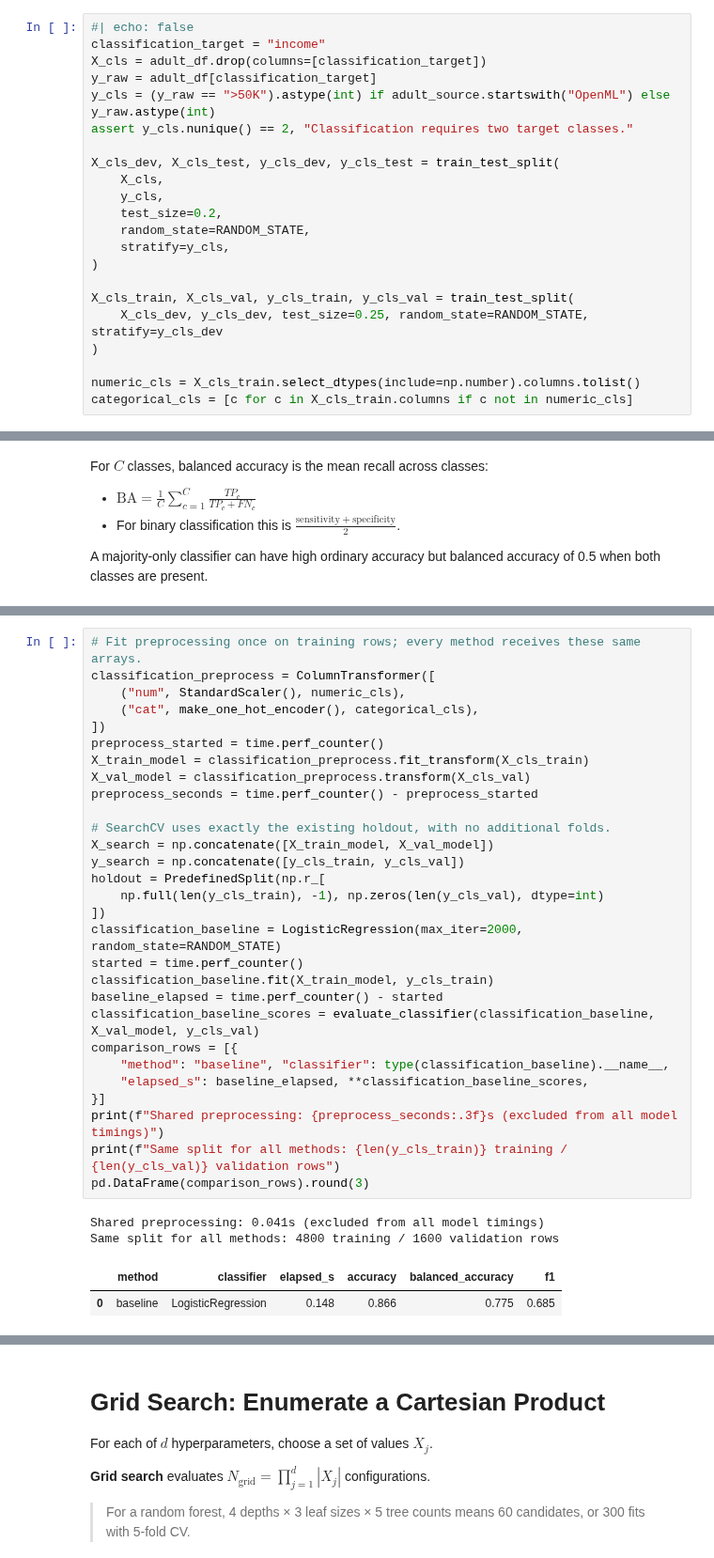
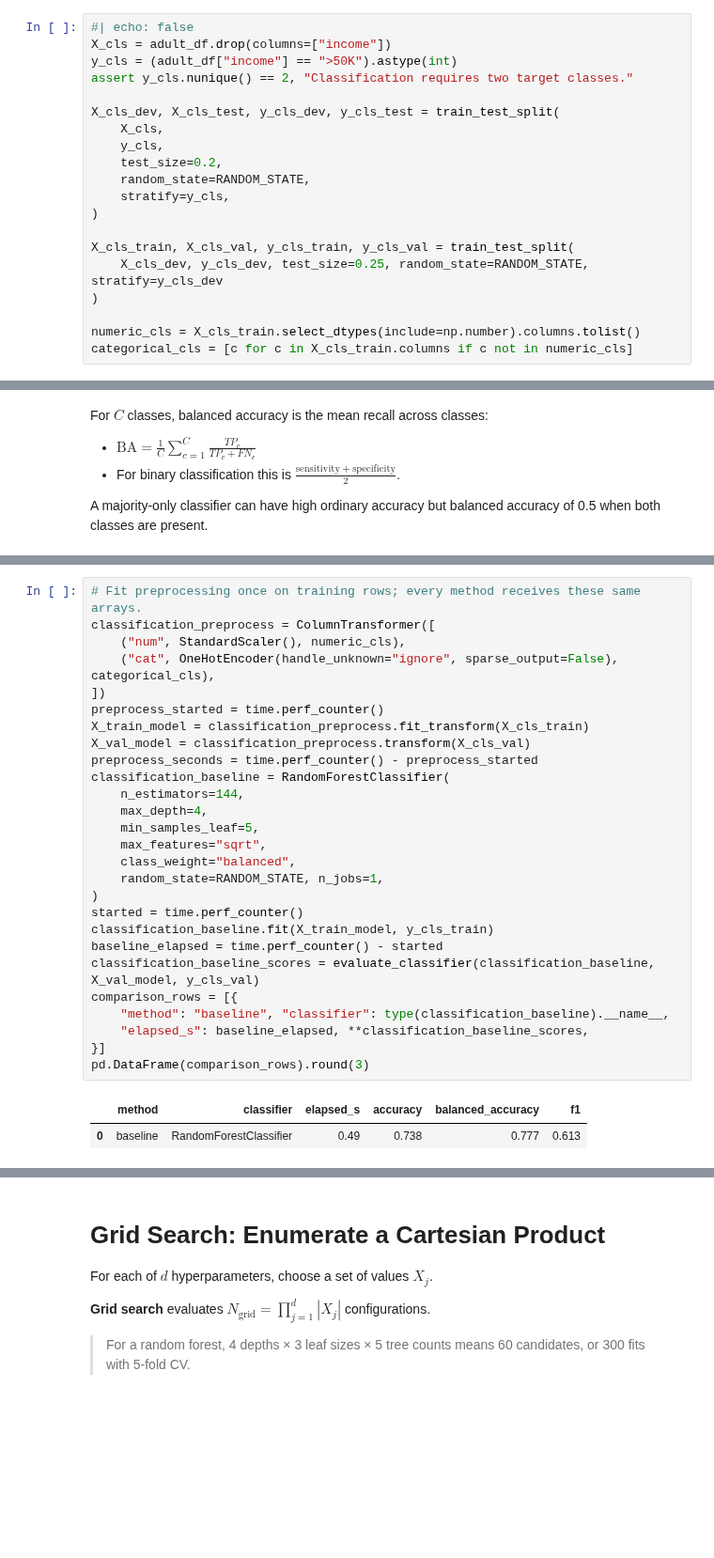
Before and after one commit to w4bo/AA2627-unibo-dcai, a Jupyter notebook: slides/lab-01-automl.ipynb, the cells around one changed output, grey strips where cells are left out. Shown at 94% size. Cells and saved outputs as stored; diff of their text form; blank space fills up the shorter version.

```diff
--- a/slides/lab-01-automl.ipynb
+++ b/slides/lab-01-automl.ipynb
@@ -195,10 +157,8 @@ dtypes: category(8), int64(6), str(1)
 memory usage: 504.1 KB
 # %%
 #| echo: false
-classification_target = "income"
-X_cls = adult_df.drop(columns=[classification_target])
-y_raw = adult_df[classification_target]
-y_cls = (y_raw == ">50K").astype(int) if adult_source.startswith("OpenML") else y_raw.astype(int)
+X_cls = adult_df.drop(columns=["income"])
+y_cls = (adult_df["income"] == ">50K").astype(int)
 assert y_cls.nunique() == 2, "Classification requires two target classes."
 
 X_cls_dev, X_cls_test, y_cls_dev, y_cls_test = train_test_split(
@@ -242,37 +196,33 @@ A majority-only classifier can have high ordinary accuracy but balanced accuracy
 # %%
 # Fit preprocessing once on training rows; every method receives these same arrays.
 classification_preprocess = ColumnTransformer([
     ("num", StandardScaler(), numeric_cls),
-    ("cat", make_one_hot_encoder(), categorical_cls),
+    ("cat", OneHotEncoder(handle_unknown="ignore", sparse_output=False), categorical_cls),
 ])
 preprocess_started = time.perf_counter()
 X_train_model = classification_preprocess.fit_transform(X_cls_train)
 X_val_model = classification_preprocess.transform(X_cls_val)
 preprocess_seconds = time.perf_counter() - preprocess_started
-
-# SearchCV uses exactly the existing holdout, with no additional folds.
-X_search = np.concatenate([X_train_model, X_val_model])
-y_search = np.concatenate([y_cls_train, y_cls_val])
-holdout = PredefinedSplit(np.r_[
-    np.full(len(y_cls_train), -1), np.zeros(len(y_cls_val), dtype=int)
-])
-classification_baseline = LogisticRegression(max_iter=2000, random_state=RANDOM_STATE)
+classification_baseline = RandomForestClassifier(
+    n_estimators=144,
+    max_depth=4,
+    min_samples_leaf=5,
+    max_features="sqrt",
+    class_weight="balanced",
+    random_state=RANDOM_STATE, n_jobs=1,
+)
 started = time.perf_counter()
 classification_baseline.fit(X_train_model, y_cls_train)
 baseline_elapsed = time.perf_counter() - started
 classification_baseline_scores = evaluate_classifier(classification_baseline, X_val_model, y_cls_val)
 comparison_rows = [{
     "method": "baseline", "classifier": type(classification_baseline).__name__,
     "elapsed_s": baseline_elapsed, **classification_baseline_scores,
 }]
-print(f"Shared preprocessing: {preprocess_seconds:.3f}s (excluded from all model timings)")
-print(f"Same split for all methods: {len(y_cls_train)} training / {len(y_cls_val)} validation rows")
 pd.DataFrame(comparison_rows).round(3)
 # %% [output]
-Shared preprocessing: 0.041s (excluded from all model timings)
-Same split for all methods: 4800 training / 1600 validation rows
 |  | method | classifier | elapsed_s | accuracy | balanced_accuracy | f1 |
-| 0 | baseline | LogisticRegression | 0.148 | 0.866 | 0.775 | 0.685 |
+| 0 | baseline | RandomForestClassifier | 0.49 | 0.738 | 0.777 | 0.613 |
 # %% [markdown]
 # Grid Search: Enumerate a Cartesian Product
 
```
Also changed, not shown: parts of 28 cells of this notebook.
